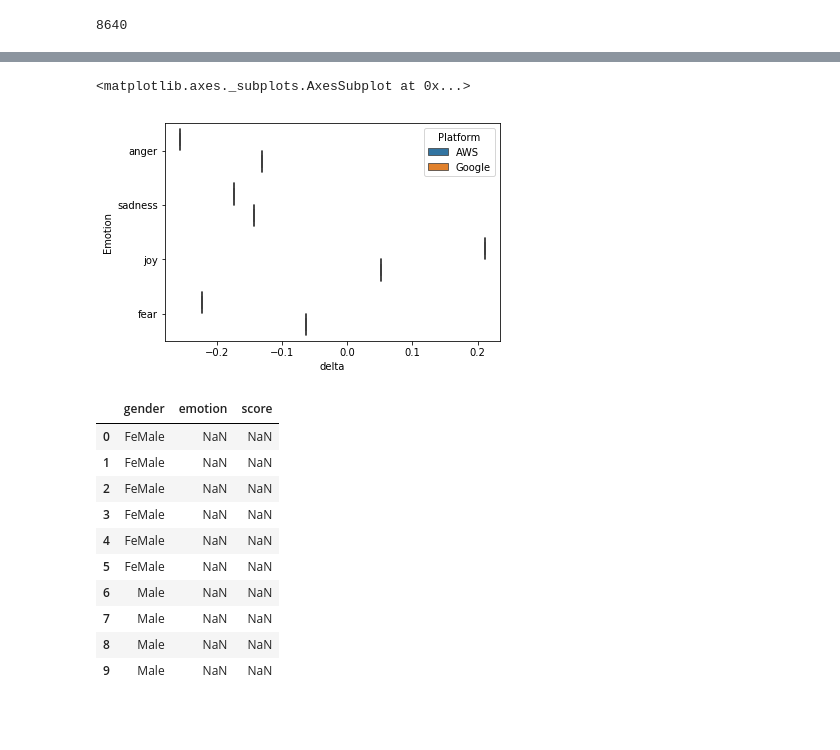
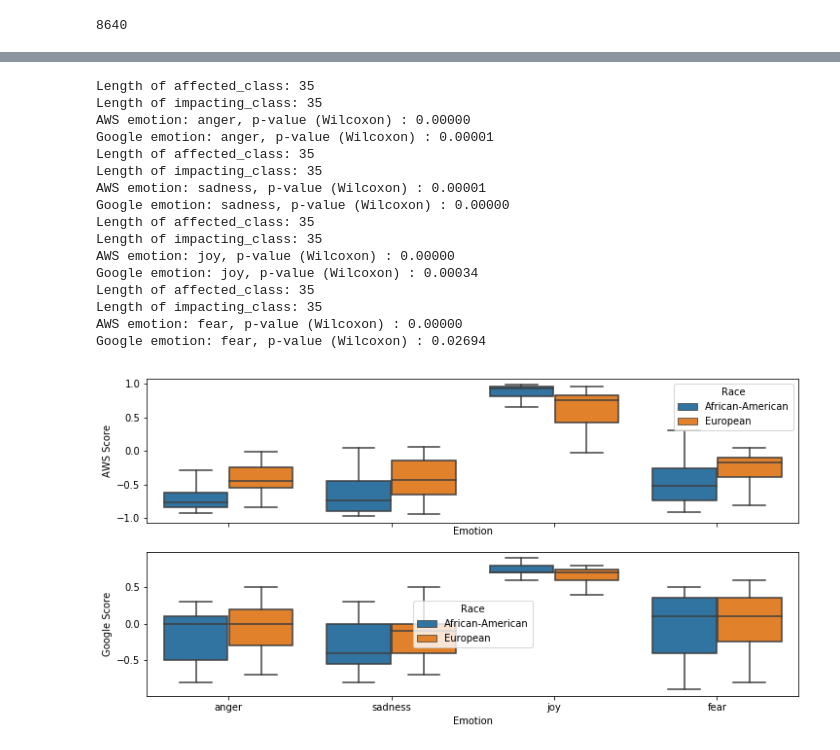
Before and after one commit to charlescearl/EquityInSentiment, a Jupyter notebook: Evaluate Sentiment Bias.ipynb, the cells around one changed output, grey strips where cells are left out. Saved outputs shown, nothing was run; the diff lists cells and outputs as text; code cells hidden in the pictures; blank space fills up the shorter version.

```diff
--- a/Evaluate Sentiment Bias.ipynb
+++ b/Evaluate Sentiment Bias.ipynb
@@ -152,5 +36,0 @@ import seaborn as sns
-# %%
-fig, ax = plt.subplots(figsize=(10,3), )
-sns.despine(ax=ax, bottom=True, left=True)
-racial_bias_df[racial_bias_df['Platform'] == 'Google'][['Emotion','B-W']].plot(ax=ax, kind='barh', color=['orange', 'blue'], stacked=True)
-ax.yaxis.set_ticklabels(['anger', 'sadness', 'joy', 'fear'])
@@ -174,5 +36,0 @@ Google emotion: fear, p-value : 0.0169473483375683
-# %%
-fig, ax = plt.subplots(figsize=(10,3), )
-sns.despine(ax=ax, bottom=True, left=True)
-gender_bias_df[gender_bias_df['Platform'] == 'AWS'][['Emotion','F-M']].plot(ax=ax, kind='barh', color=['orange', 'blue'], stacked=True)
-ax.yaxis.set_ticklabels(['anger', 'sadness', 'joy', 'fear'])
@@ -185,5 +36,0 @@ ax.yaxis.set_ticklabels(['anger', 'sadness', 'joy', 'fear'])
-# %%
-fig, ax = plt.subplots(figsize=(10,3), )
-sns.despine(ax=ax, bottom=True, left=True)
-gender_bias_df[gender_bias_df['Platform'] == 'Google'][['Emotion','F-M']].plot(ax=ax, kind='barh', color=['orange', 'blue'], stacked=True)
-ax.yaxis.set_ticklabels(['anger', 'sadness', 'joy', 'fear'])
@@ -258,5 +40,3 @@ def stars(p):
         return "p < 0.05 !"
     else:
         return "No significant difference"
-# %%
-combined_data, racial_bias_uniform_df = create_racial_bias_df()
@@ -301,5 +42,0 @@ emotion_aws = racial_bias_uniform_df[racial_bias_uniform_df['Emotion'] ]
-# %%
-sns.boxplot(data=racial_bias_uniform_df[['Emotion','delta', 'Platform']], y="Emotion", x="delta", hue='Platform', )
-# %% [output]
-<matplotlib.axes._subplots.AxesSubplot at 0x...>
-[figure, removed]
@@ -311,14 +42,0 @@ test_df.loc[0:5,'gender'] = 'FeMale'
-# %%
-test_df
-# %% [output]
-|  | gender | emotion | score |
-| 0 | FeMale | NaN | NaN |
-| 1 | FeMale | NaN | NaN |
-| 2 | FeMale | NaN | NaN |
-| 3 | FeMale | NaN | NaN |
-| 4 | FeMale | NaN | NaN |
-| 5 | FeMale | NaN | NaN |
-| 6 | Male | NaN | NaN |
-| 7 | Male | NaN | NaN |
-| 8 | Male | NaN | NaN |
-| 9 | Male | NaN | NaN |
@@ -324,0 +124,20 @@ test_df
+# %%
+race_combined_data,  racial_bias_uniform_df = create_bias_df('Race')
+# %% [output]
+Length of affected_class: 35
+Length of impacting_class: 35
+AWS emotion: anger, p-value (Wilcoxon) : 0.00000
+Google emotion: anger, p-value (Wilcoxon) : 0.00001
+Length of affected_class: 35
+Length of impacting_class: 35
+AWS emotion: sadness, p-value (Wilcoxon) : 0.00001
+Google emotion: sadness, p-value (Wilcoxon) : 0.00000
+Length of affected_class: 35
+Length of impacting_class: 35
+AWS emotion: joy, p-value (Wilcoxon) : 0.00000
+Google emotion: joy, p-value (Wilcoxon) : 0.00034
+Length of affected_class: 35
+Length of impacting_class: 35
+AWS emotion: fear, p-value (Wilcoxon) : 0.00000
+Google emotion: fear, p-value (Wilcoxon) : 0.02694
+[figure, added]
```
Also changed, not shown: parts of 32 cells of this notebook.
